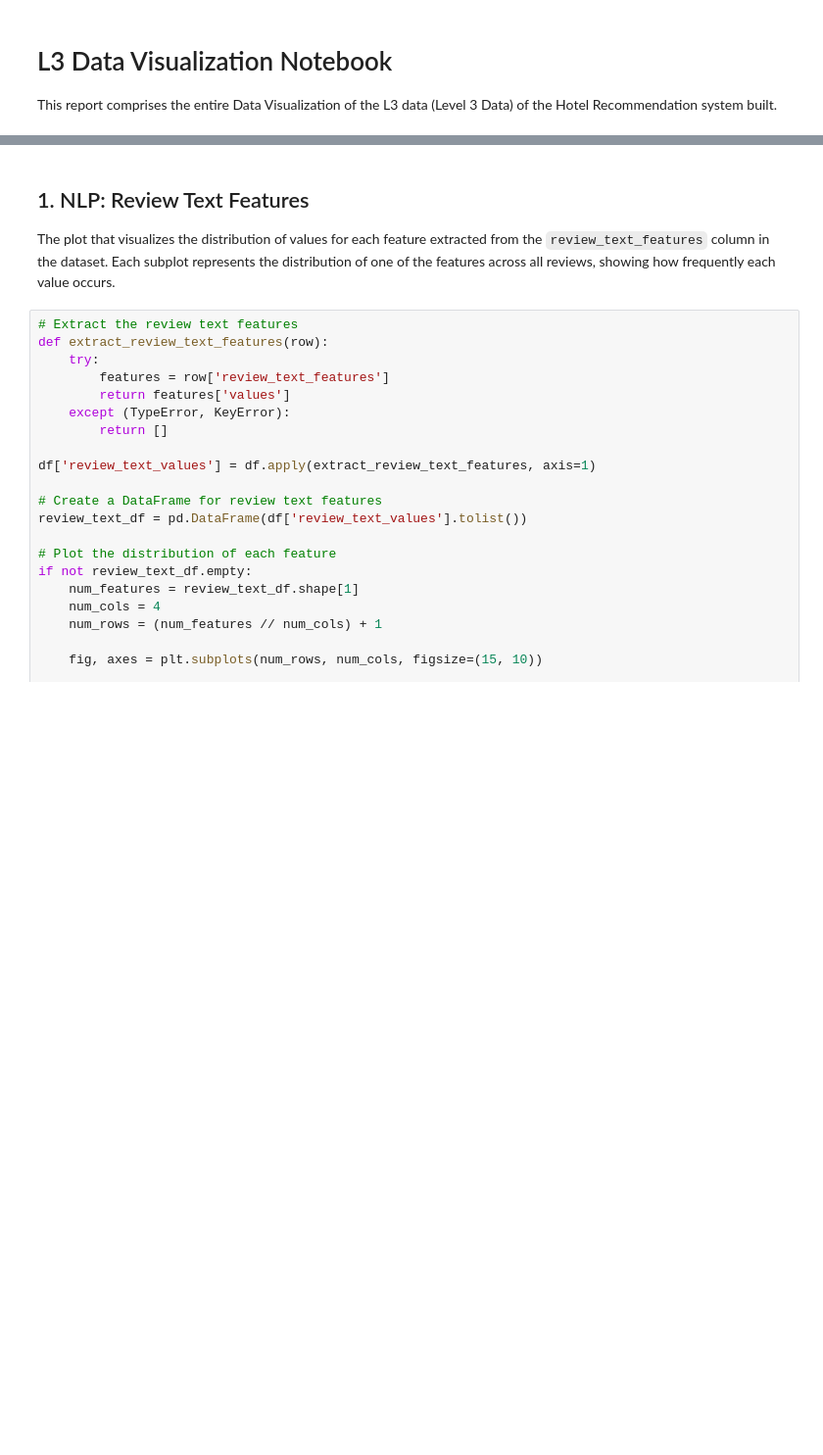
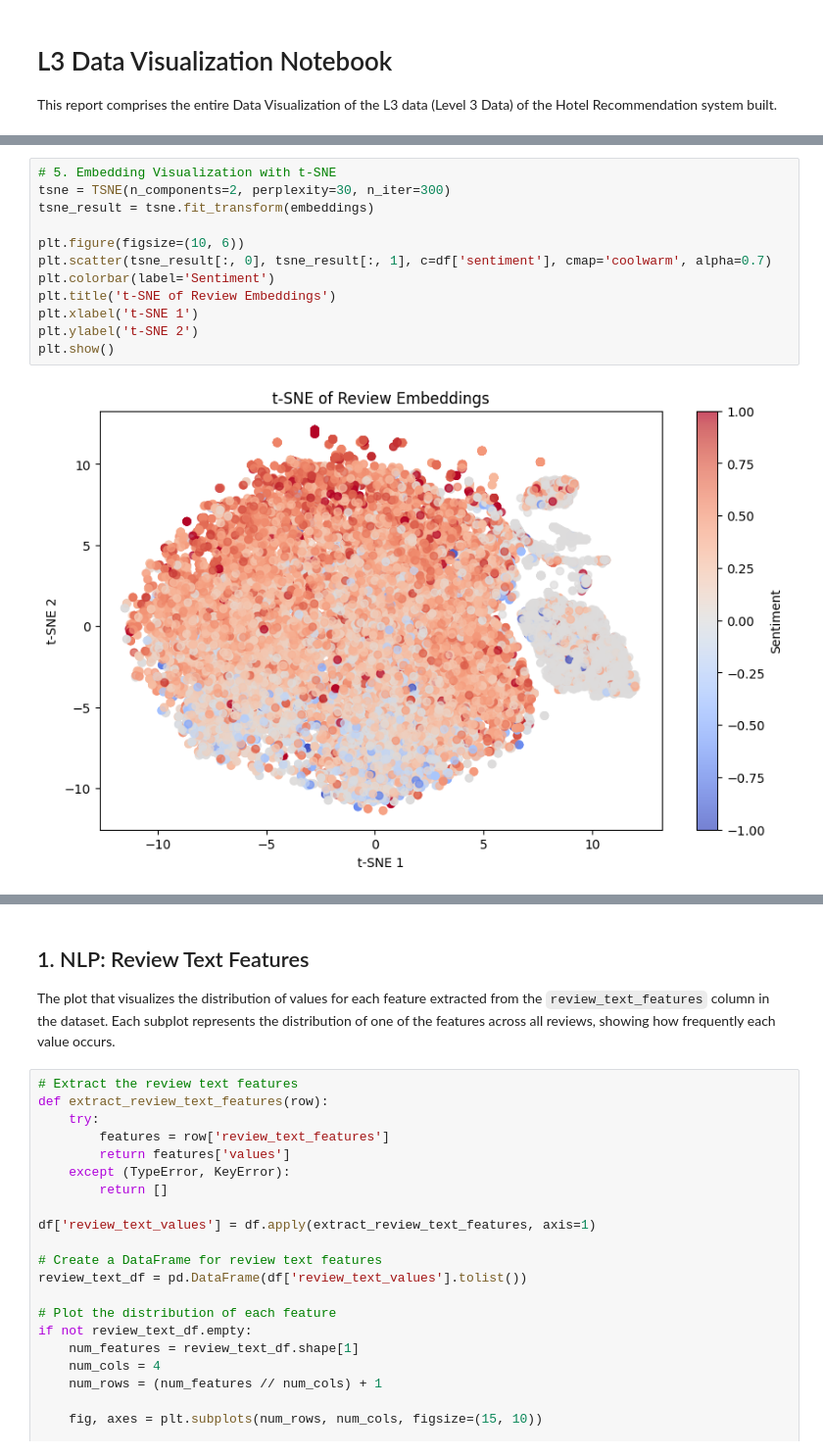
Before and after one commit to PromaChow/HotelRecommendationSystem, a Jupyter notebook: src/data_visualization_l3.ipynb, the cells around one changed output, grey strips where cells are left out. Shown at 98% size. Cells and saved outputs as stored; diff of their text form; blank space fills up the shorter version.

```diff
--- a/src/data_visualization_l3.ipynb
+++ b/src/data_visualization_l3.ipynb
@@ -97,0 +44,14 @@ TypeError: only list-like objects are allowed to be passed to isin(), you passed
+# %%
+# 5. Embedding Visualization with t-SNE
+tsne = TSNE(n_components=2, perplexity=30, n_iter=300)
+tsne_result = tsne.fit_transform(embeddings)
+
+plt.figure(figsize=(10, 6))
+plt.scatter(tsne_result[:, 0], tsne_result[:, 1], c=df['sentiment'], cmap='coolwarm', alpha=0.7)
+plt.colorbar(label='Sentiment')
+plt.title('t-SNE of Review Embeddings')
+plt.xlabel('t-SNE 1')
+plt.ylabel('t-SNE 2')
+plt.show()
+# %% [output]
+[figure, added]
```
Also changed, not shown: parts of 20 cells of this notebook, 3 other files.
